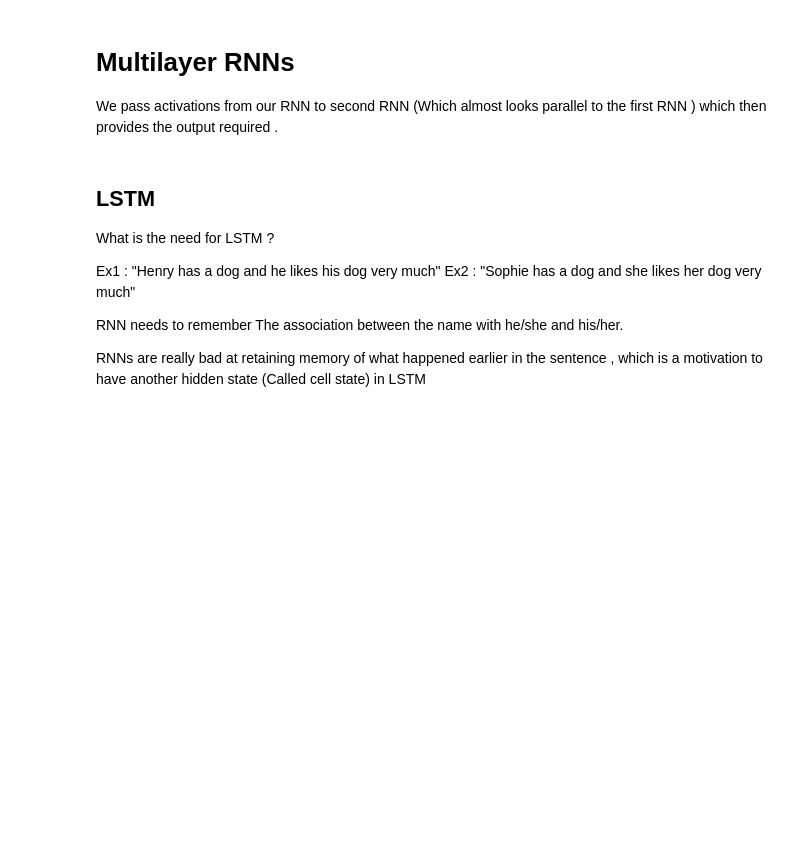
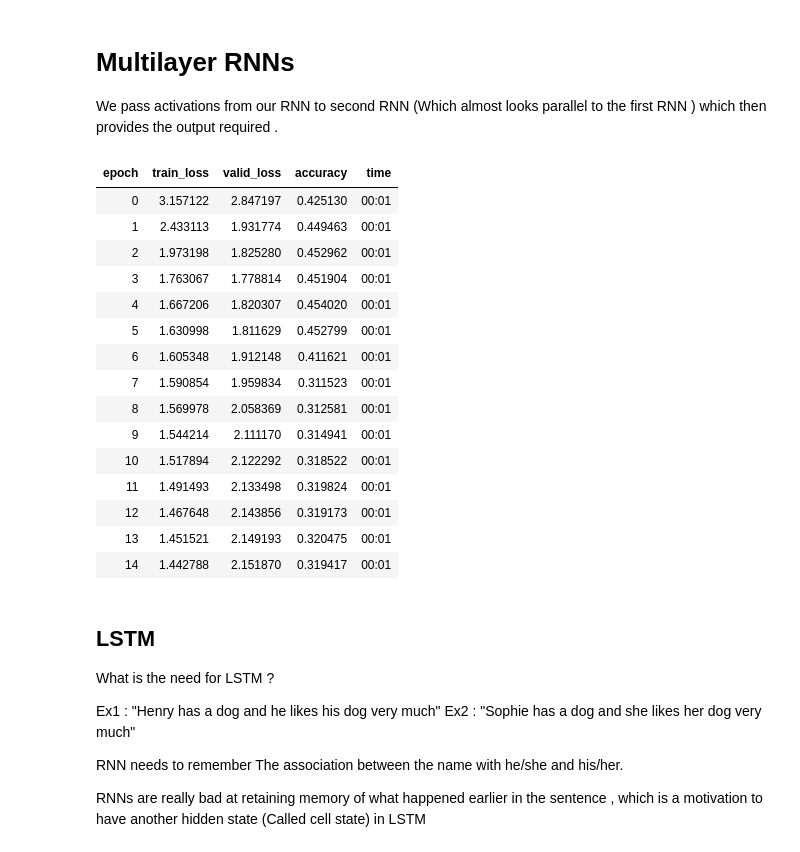
Before and after one commit to rama96/learning, a Jupyter notebook: deep_learning/NLP/language_models_from_scratch.ipynb, the cells around one changed output. Cells and saved outputs as stored; diff of their text form; code cells hidden in the pictures; blank space fills up the shorter version.

```diff
--- a/deep_learning/NLP/language_models_from_scratch.ipynb
+++ b/deep_learning/NLP/language_models_from_scratch.ipynb
@@ -311,6 +357,6 @@ class LMModel4(Module):
         self.h = 0
 # %%
 def flattended_loss(inp , targ):
-    F.cross_entropy(inp.view(-1,len(vocab)) , targ.view(-1))
+    return F.cross_entropy(inp.view(-1,len(vocab)) , targ.view(-1))
 # %%
 learn = Learner(dls
@@ -334,7 +397,7 @@ class LMModel5(Module):
         self.h_o = nn.Linear(n_hidden , vocab_sz)
         self.h = torch.zeros(n_layers , bs , n_hidden)
 
-    def forward(self,input_x):
+    def forward(self,x):
 
         res,h = self.rnn(self.i_h(x) , self.h)
         self.h = h.detach()
@@ -342,7 +405,32 @@ class LMModel5(Module):
 
 
     def reset(self):
-        self.h = 0
+        self.h = self.h.zero_()
+# %%
+learn = Learner(dls
+                ,LMModel5(len(vocab),64,2)
+                ,loss_func = flattended_loss
+                ,metrics  = accuracy
+                ,cbs = ModelResetter
+                )
+learn.fit_one_cycle(15,3e-3)
+# %% [output]
+| epoch | train_loss | valid_loss | accuracy | time |
+| 0 | 3.157122 | 2.847197 | 0.425130 | 00:01 |
+| 1 | 2.433113 | 1.931774 | 0.449463 | 00:01 |
+| 2 | 1.973198 | 1.825280 | 0.452962 | 00:01 |
+| 3 | 1.763067 | 1.778814 | 0.451904 | 00:01 |
+| 4 | 1.667206 | 1.820307 | 0.454020 | 00:01 |
+| 5 | 1.630998 | 1.811629 | 0.452799 | 00:01 |
+| 6 | 1.605348 | 1.912148 | 0.411621 | 00:01 |
+| 7 | 1.590854 | 1.959834 | 0.311523 | 00:01 |
+| 8 | 1.569978 | 2.058369 | 0.312581 | 00:01 |
+| 9 | 1.544214 | 2.111170 | 0.314941 | 00:01 |
+| 10 | 1.517894 | 2.122292 | 0.318522 | 00:01 |
+| 11 | 1.491493 | 2.133498 | 0.319824 | 00:01 |
+| 12 | 1.467648 | 2.143856 | 0.319173 | 00:01 |
+| 13 | 1.451521 | 2.149193 | 0.320475 | 00:01 |
+| 14 | 1.442788 | 2.151870 | 0.319417 | 00:01 |
 # %% [markdown]
 ## LSTM
 
```
Also changed, not shown: parts of 21 cells of this notebook.
